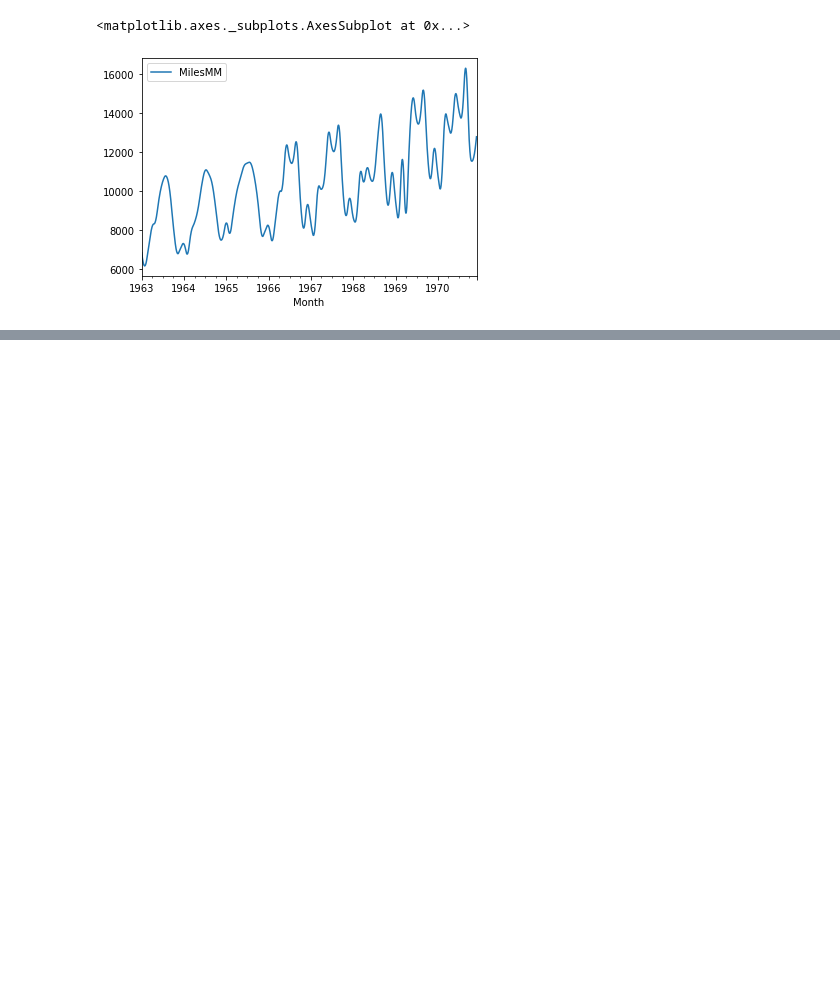
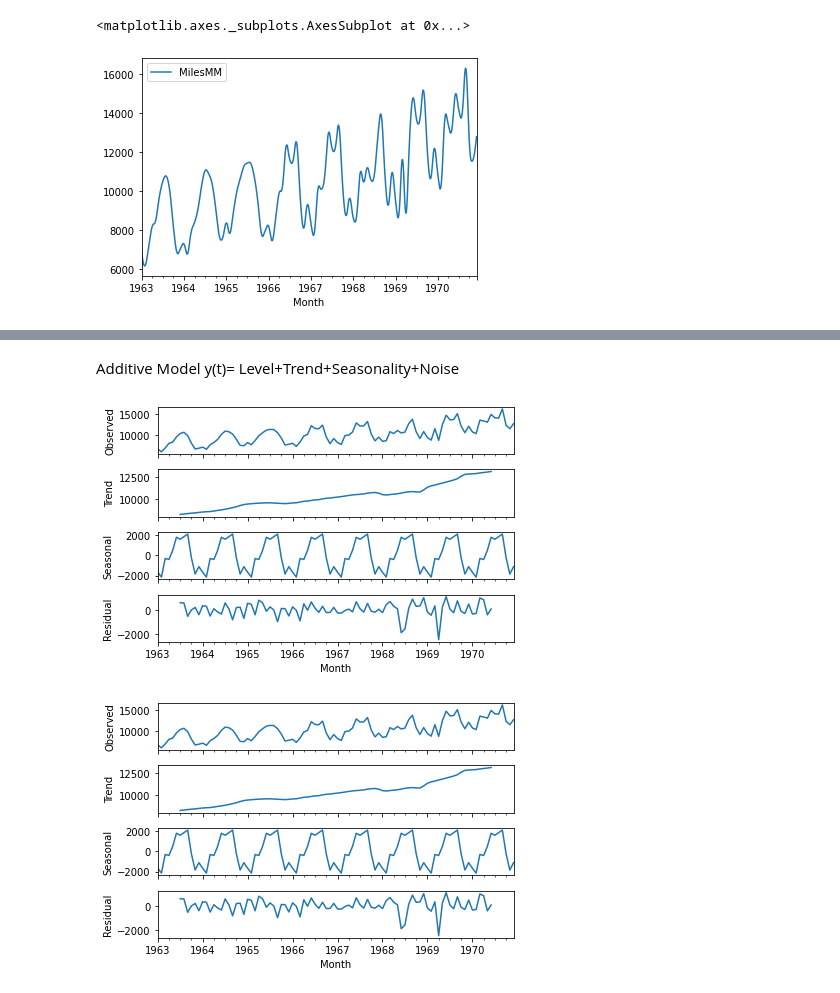
Before and after one commit to anmol0720/Time-Series-Forcasting, a Jupyter notebook: Time_Series_Analysis_and_Forcasting.ipynb, the cells around one changed output, grey strips where cells are left out. Saved outputs shown, nothing was run; the diff lists cells and outputs as text; code cells hidden in the pictures; blank space fills up the shorter version.

Commit message:
Decomposing Time Series Using Additive Model

```diff
--- a/Time_Series_Analysis_and_Forcasting.ipynb
+++ b/Time_Series_Analysis_and_Forcasting.ipynb
@@ -534,0 +539,2 @@ poly_interpolated_miles_df.plot()
+# %%
+miles_decomp_df=miles_df.copy()
@@ -534,0 +550,2 @@ poly_interpolated_miles_df.plot()
+# %%
+miles_decomp_df.index=miles_decomp_df['Month']
@@ -534,0 +562,10 @@ poly_interpolated_miles_df.plot()
+# %% [markdown]
+Additive Model
+y(t)= Level+Trend+Seasonality+Noise
+# %%
+result1=seasonal_decompose(miles_decomp_df['MilesMM'],model='additive')
+# %%
+result1.plot()
+# %% [output]
+[figure, added]
+[figure, added]
```
Also changed, not shown: parts of 4 cells of this notebook.
